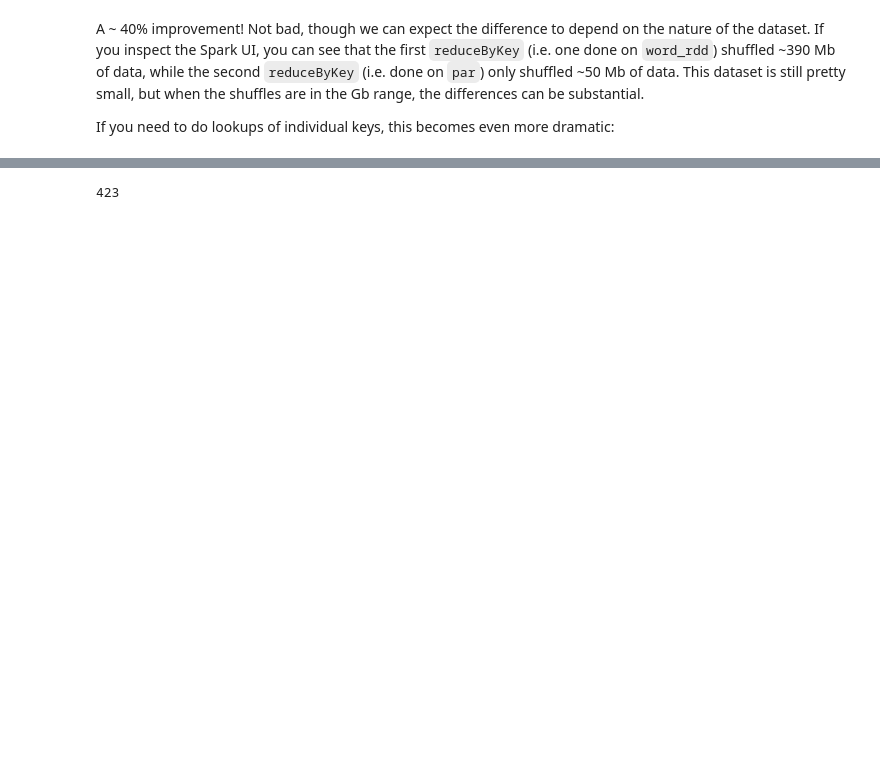
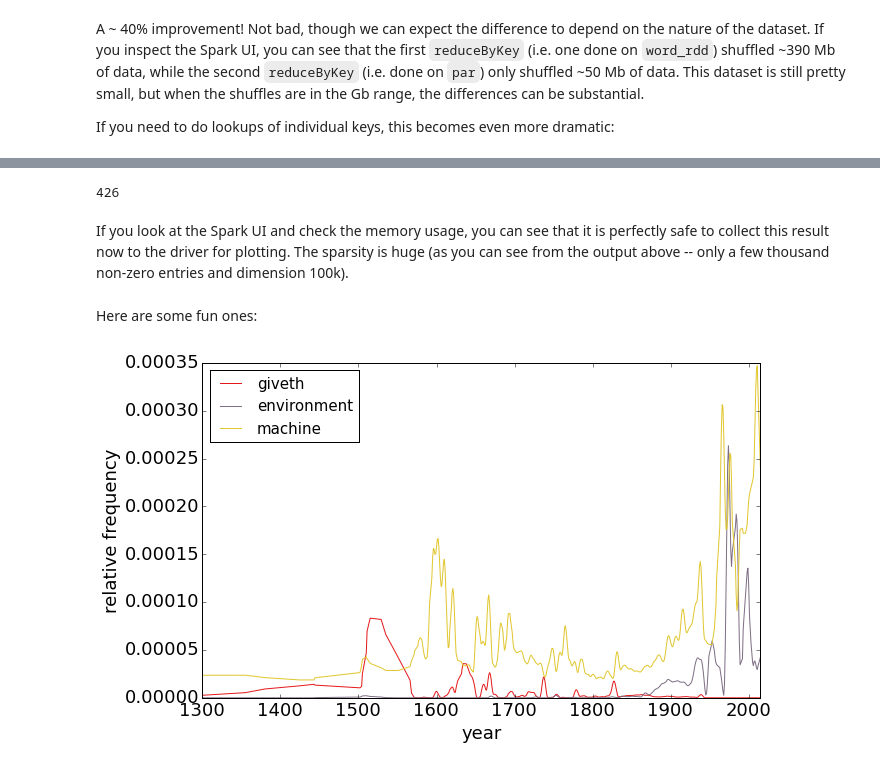
Before and after one commit to rokroskar/spark_workshop, a Jupyter notebook: gutenberg/gutenberg_ngrams.ipynb, the cells around one changed output, grey strips where cells are left out. Drawn from its saved outputs; the diff is of its cells as text; code cells hidden in the pictures; blank space fills up the shorter version.

Commit message:
finished word frequency viewer

```diff
--- a/gutenberg/gutenberg_ngrams.ipynb
+++ b/gutenberg/gutenberg_ngrams.ipynb
@@ -660,6 +705,56 @@ top_words_rdd.first()
 # %%
-year_sums = top_words_rdd.reduceByKey(lambda a,b: a+b)
+year_sums = vector_year_rdd.reduceByKey(lambda a,b: a+b).cache()
 # %%
+year_sums.setName('year_sums')
 year_sums.count()
 # %% [output]
-423
+426
+# %% [markdown]
+If you look at the Spark UI and check the memory usage, you can see that it is perfectly safe to collect this result now to the driver for plotting. The sparsity is huge (as you can see from the output above -- only a few thousand non-zero entries and dimension 100k).
+# %%
+year_data = year_sums.collectAsMap()
+# %%
+def plot_usage_frequency(words, year_data, word_lookup, plot_range = [1500,2015]) :
+    years = sorted(year_data.keys())
+    tot_count = np.array([year_data[year].sum() for year in years])
+
+    if type(words) is not str :
+        n_words = len(words)
+    else :
+        n_words = 1
+        words = [words]
+
+    for i, word in enumerate(words) :
+        word_ind = word_lookup[word]
+        w_count = np.array([year_data[year][word_ind].toarray().squeeze() for year in years])
+
+        plt.plot(years, smooth(w_count/(tot_count-w_count)),label=word, color = plt.cm.Set1(1.*i/n_words))
+
+    plt.xlim(plot_range)
+    plt.xlabel('year')
+    plt.ylabel('relative frequency')
+    plt.legend(loc='upper left', fontsize = 'small')
+
+
+def smooth(x,window_len=11,window='hanning'):
+        if x.ndim != 1:
+                raise ValueError, "smooth only accepts 1 dimension arrays."
+        if x.size < window_len:
+                raise ValueError, "Input vector needs to be bigger than window size."
+        if window_len<3:
+                return x
+        if not window in ['flat', 'hanning', 'hamming', 'bartlett', 'blackman']:
+                raise ValueError, "Window is on of 'flat', 'hanning', 'hamming', 'bartlett', 'blackman'"
+        s=numpy.r_[2*x[0]-x[window_len-1::-1],x,2*x[-1]-x[-1:-window_len:-1]]
+        if window == 'flat': #moving average
+                w=numpy.ones(window_len,'d')
+        else:
+                w=eval('numpy.'+window+'(window_len)')
+        y=numpy.convolve(w/w.sum(),s,mode='same')
+        return y[window_len:-window_len+1]
+# %% [markdown]
+Here are some fun ones:
+# %%
+plot_usage_frequency(['giveth', 'environment', 'machine'], year_data, word_lookup, [1300, 2015])
+# %% [output]
+[figure, added]
```
Also changed, not shown: parts of 62 cells of this notebook, 1 other file.
